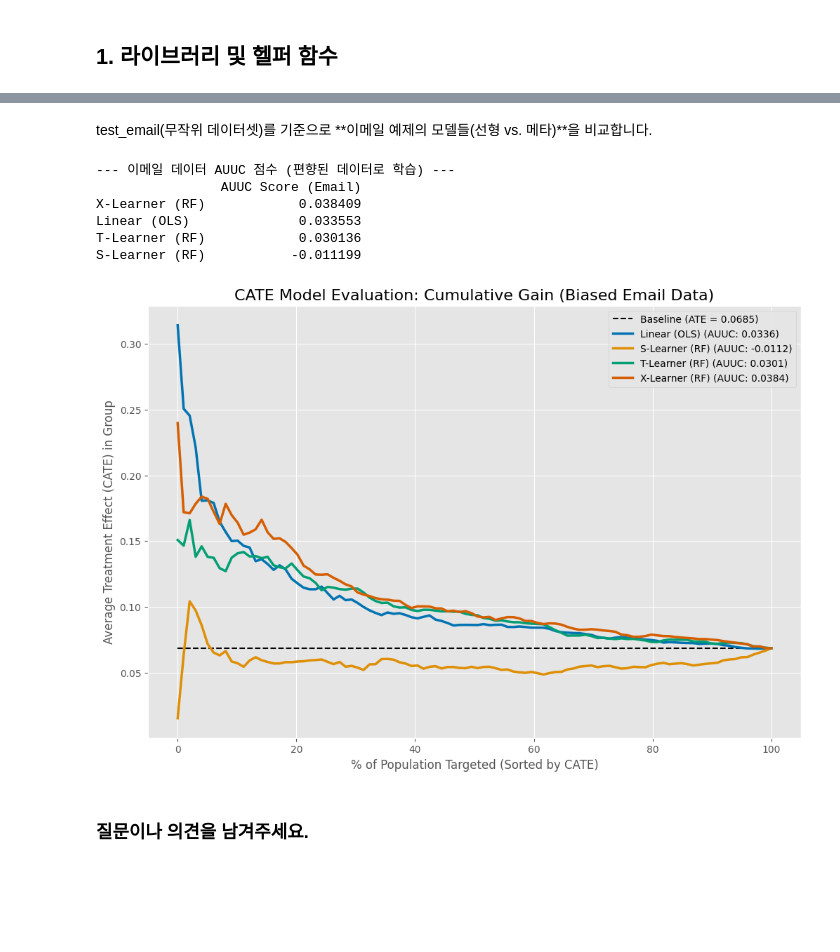
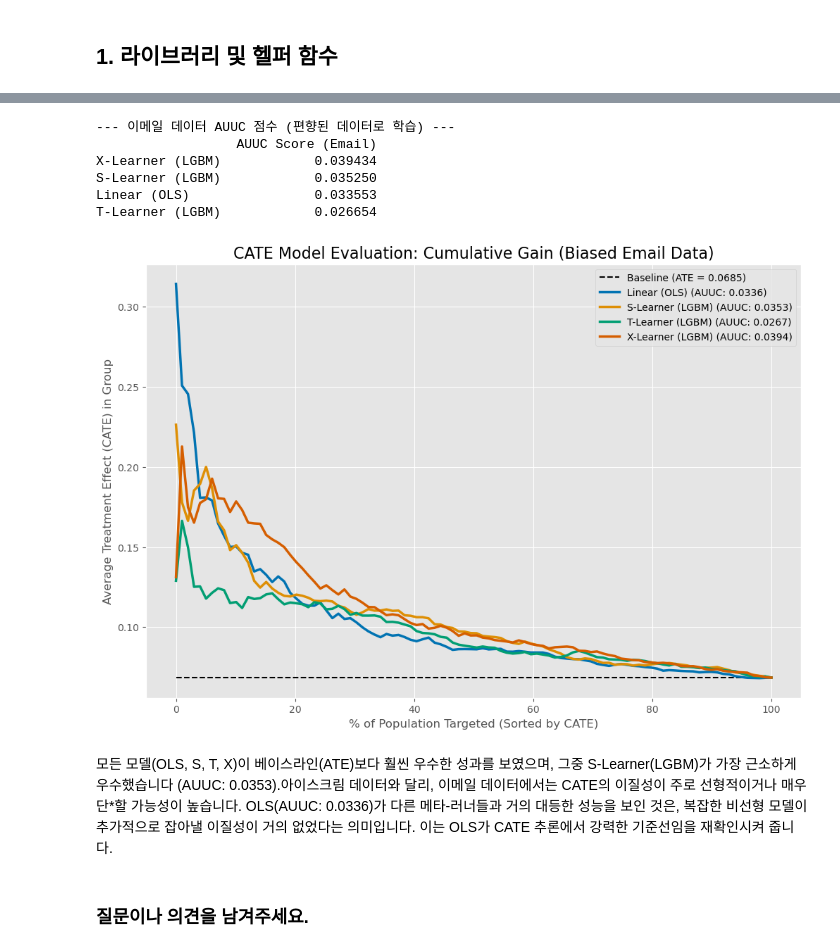
Before and after one commit to Funbucket/awesome-causal-inference-python, a Jupyter notebook: book/cate_and_policy/meta_learner.ipynb, the cells around one changed output, grey strips where cells are left out. Drawn from its saved outputs; the diff is of its cells as text; code cells hidden in the pictures; blank space fills up the shorter version.

```diff
--- a/book/cate_and_policy/meta_learner.ipynb
+++ b/book/cate_and_policy/meta_learner.ipynb
@@ -251,9 +355,9 @@ df_t0 = X_test_em.copy(); df_t0[T_email] = 0
 test_preds_email['cate_linear'] = linear_model_email.predict(df_t1) - linear_model_email.predict(df_t0)
 
 
-# --- 모델 2: S-Learner (RF) ---
-rf_model_email = RandomForestRegressor(n_estimators=100, min_samples_leaf=30, max_depth=3, random_state=42)
-s_learner_email = clone(rf_model_email)
+# --- 모델 2: S-Learner (LGBM) ---
+# 21장 S-Learner 파라미터 사용 (max_depth=3, min_child_samples=30)
+s_learner_email = LGBMRegressor(max_depth=3, min_child_samples=30, random_state=42)
 s_learner_email.fit(train_email[X_email + [T_email]], Y_train_em)
 
 # CATE 추정
@@ -262,24 +366,30 @@ X_test_s_t0_em = X_test_em.copy(); X_test_s_t0_em[T_email] = 0
 test_preds_email['cate_s_learner'] = s_learner_email.predict(X_test_s_t1_em) - s_learner_email.predict(X_test_s_t0_em)
 
 
-# --- 모델 3: T-Learner (RF) ---
-t1_learner_email = clone(rf_model_email)
+# --- 모델 3: T-Learner (LGBM) ---
+# 21장 T-Learner 파라미터 사용 (max_depth=2, min_child_samples=60)
+t1_learner_email = LGBMRegressor(max_depth=2, min_child_samples=60, random_state=42)
 t1_learner_email.fit(X_train_em[T_train_em == 1], Y_train_em[T_train_em == 1])
-t0_learner_email = clone(rf_model_email)
+
+t0_learner_email = LGBMRegressor(max_depth=2, min_child_samples=60, random_state=42)
 t0_learner_email.fit(X_train_em[T_train_em == 0], Y_train_em[T_train_em == 0])
+
 test_preds_email['cate_t_learner'] = t1_learner_email.predict(X_test_em) - t0_learner_email.predict(X_test_em)
 
 
-# --- 모델 4: X-Learner (RF) ---
+# --- 모델 4: X-Learner (LGBM) ---
+# 1단계: 모델 3에서 학습한 t0_learner_email, t1_learner_email 사용
 D_t1_em = Y_train_em[T_train_em == 1] - t0_learner_email.predict(X_train_em[T_train_em == 1])
 D_t0_em = t1_learner_email.predict(X_train_em[T_train_em == 0]) - Y_train_em[T_train_em == 0]
 
-x1_learner_email = clone(rf_model_email)
+# 2단계: 21장 X-Learner 2단계 파라미터 사용 (max_depth=2, min_child_samples=30)
+x1_learner_email = LGBMRegressor(max_depth=2, min_child_samples=30, random_state=42)
 x1_learner_email.fit(X_train_em[T_train_em == 1], D_t1_em)
-x0_learner_email = clone(rf_model_email)
+
+x0_learner_email = LGBMRegressor(max_depth=2, min_child_samples=30, random_state=42)
 x0_learner_email.fit(X_train_em[T_train_em == 0], D_t0_em)
 
-# 성향 점수 모델
+# 성향 점수 모델 (penalty='none' 유지)
 prop_model_email = LogisticRegression(random_state=42, solver='lbfgs', penalty=None, max_iter=1000)
 prop_model_email.fit(X_train_em, T_train_em)
 
@@ -290,50 +418,50 @@ test_preds_email['cate_x_learner'] = (prop_scores_em * x0_learner_email.predict(
-# %% [markdown]
-test_email(무작위 데이터셋)를 기준으로 **이메일 예제의 모델들(선형 vs. 메타)**을 비교합니다.
 # %%
 # --- 수치 비교 (AUUC) ---
 models_email = {
     'Linear (OLS)': 'cate_linear',
-    'S-Learner (RF)': 'cate_s_learner',
-    'T-Learner (RF)': 'cate_t_learner',
-    'X-Learner (RF)': 'cate_x_learner'
+    'S-Learner (LGBM)': 'cate_s_learner',
+    'T-Learner (LGBM)': 'cate_t_learner',
+    'X-Learner (LGBM)': 'cate_x_learner'
 }
 auuc_results_email = {}
 
 for name, col in models_email.items():
     auuc = auuc_score_binary(test_preds_email, col, Y_email, T_email)
     auuc_results_email[name] = auuc
 
 auuc_df_email = pd.DataFrame.from_dict(auuc_results_email, orient='index', columns=['AUUC Score (Email)'])
 print("--- 이메일 데이터 AUUC 점수 (편향된 데이터로 학습) ---")
 print(auuc_df_email.sort_values('AUUC Score (Email)', ascending=False))
 
 
 # --- 시각화 (Cumulative Gain Plot) ---
 plt.figure(figsize=(12, 8))
 
 baseline_ate_email = elast(test_preds_email, Y_email, T_email)
 plt.plot([0, 100], [baseline_ate_email, baseline_ate_email], 'k--',
          label=f'Baseline (ATE = {baseline_ate_email:.4f})')
 
 for name, col in models_email.items():
     gain = cumulative_gain_binary(test_preds_email, col, Y_email, T_email)
     plt.plot(np.linspace(0, 100, len(gain)), gain,
              label=f'{name} (AUUC: {auuc_results_email[name]:.4f})',
              linewidth=2.5)
 
 plt.title('CATE Model Evaluation: Cumulative Gain (Biased Email Data)', fontsize=16)
 plt.xlabel('% of Population Targeted (Sorted by CATE)')
 plt.ylabel('Average Treatment Effect (CATE) in Group')
 plt.legend()
 plt.show()
 # %% [output]
 --- 이메일 데이터 AUUC 점수 (편향된 데이터로 학습) ---
-                AUUC Score (Email)
-X-Learner (RF)            0.038409
-Linear (OLS)              0.033553
-T-Learner (RF)            0.030136
-S-Learner (RF)           -0.011199
+                  AUUC Score (Email)
+X-Learner (LGBM)            0.039434
+S-Learner (LGBM)            0.035250
+Linear (OLS)                0.033553
+T-Learner (LGBM)            0.026654
-[figure, old version]
+[figure, new version]
+# %% [markdown]
+모든 모델(OLS, S, T, X)이 베이스라인(ATE)보다 훨씬 우수한 성과를 보였으며, 그중 S-Learner(LGBM)가 가장 근소하게 우수했습니다 (AUUC: 0.0353).아이스크림 데이터와 달리, 이메일 데이터에서는 CATE의 이질성이 주로 선형적이거나 매우 단*할 가능성이 높습니다. OLS(AUUC: 0.0336)가 다른 메타-러너들과 거의 대등한 성능을 보인 것은, 복잡한 비선형 모델이 추가적으로 잡아낼 이질성이 거의 없었다는 의미입니다. 이는 OLS가 CATE 추론에서 강력한 기준선임을 재확인시켜 줍니다.
 # %% [markdown]
 ### 질문이나 의견을 남겨주세요.
 <script src="https://utteranc.es/client.js"
```
Also changed, not shown: parts of 16 cells of this notebook.
